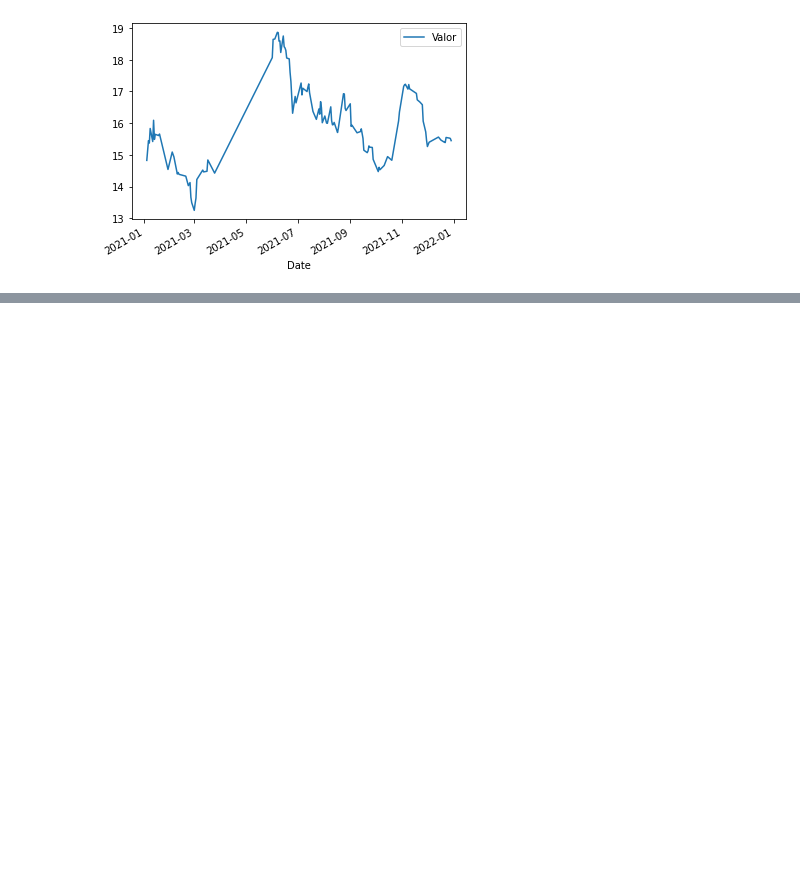
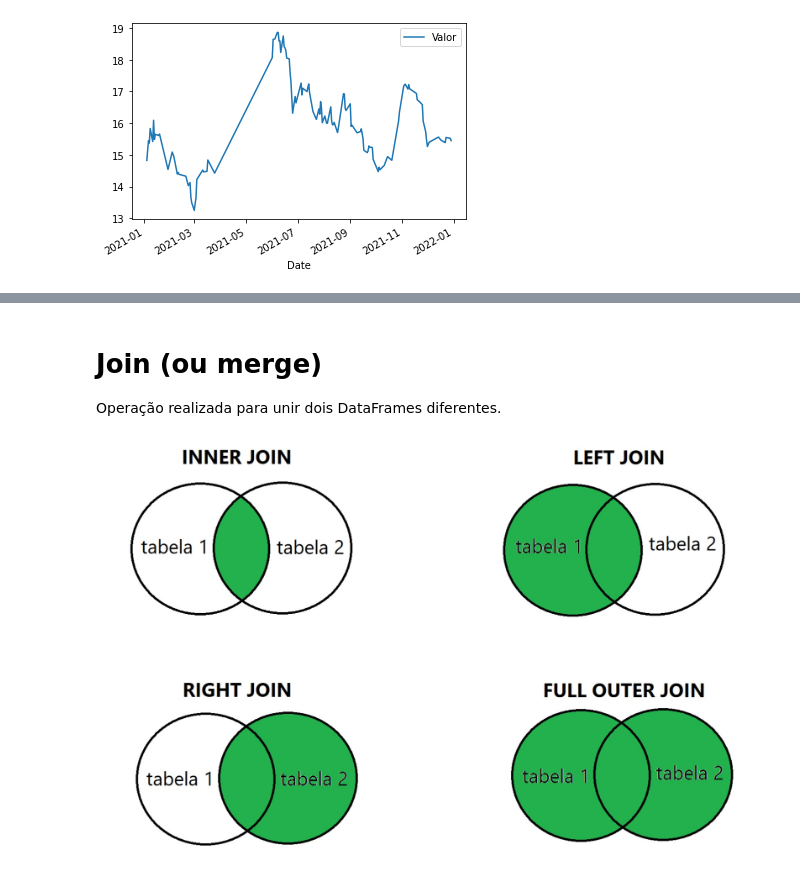
Before and after one commit to andrejuniorba/Python-CienciaDeDados, a Jupyter notebook: Manipulação_de_Dados.ipynb, the cells around one changed output, grey strips where cells are left out. Cells and saved outputs as stored; diff of their text form; code cells hidden in the pictures; blank space fills up the shorter version.

```diff
--- a/Manipulação_de_Dados.ipynb
+++ b/Manipulação_de_Dados.ipynb
@@ -1297,0 +2080,9 @@ abev.drop(data_range, errors = 'ignore').plot()
+# %% [markdown]
+# Join (ou merge)
+
+Operação realizada para unir dois DataFrames diferentes.
+# %%
+from IPython.display import Image
+Image(filename = 'Tipos_de_join.jpg', width = 750, height = 450)
+# %% [output]
+[figure, added]
```
Also changed, not shown: parts of 111 cells of this notebook.
